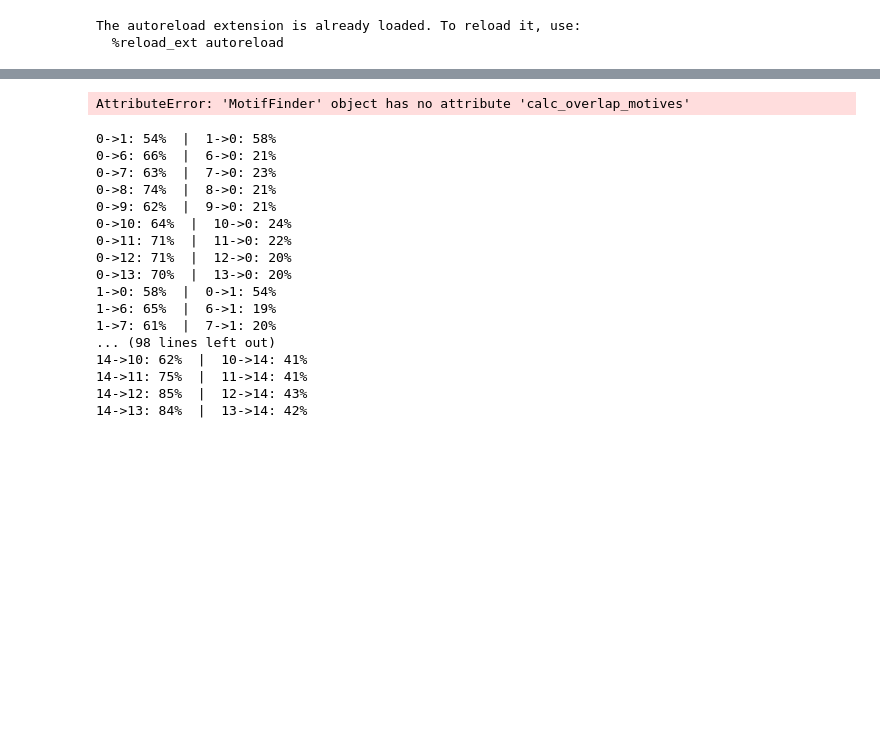
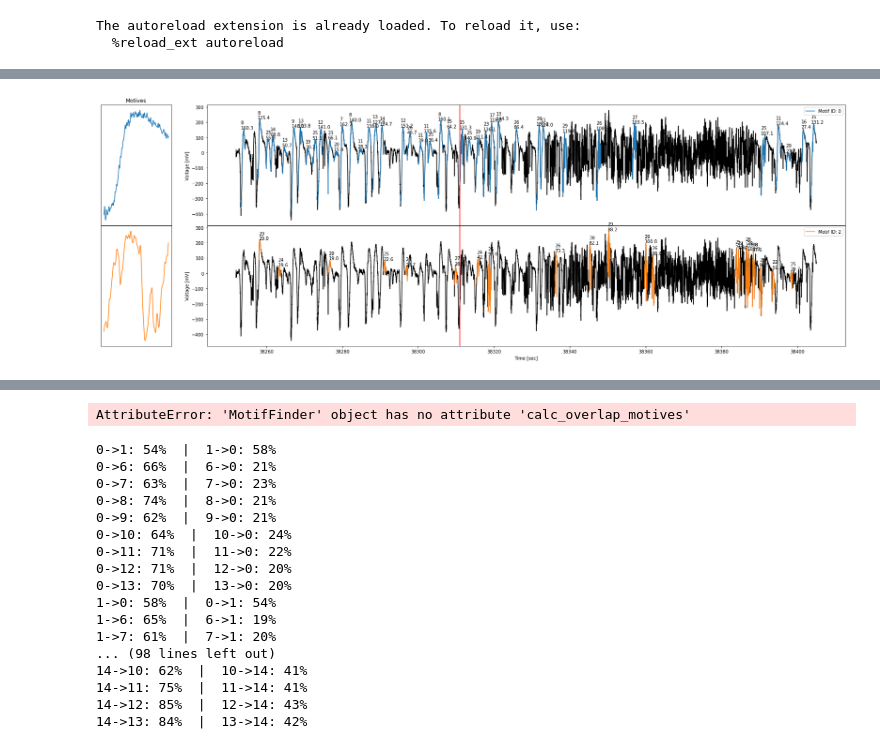
Before and after one commit to regevti/lfp_clustering, a Jupyter notebook: notebooks/pogona2.ipynb, the cells around one changed output, grey strips where cells are left out. Saved outputs shown, nothing was run; the diff lists cells and outputs as text; code cells hidden in the pictures; blank space fills up the shorter version.

```diff
--- a/notebooks/pogona2.ipynb
+++ b/notebooks/pogona2.ipynb
@@ -43,0 +55,4 @@ Wall time: 14.4 s
+# %%
+mf.plot_labelled_cycle(cycle_id=200, motives_ids=[0, 2], max_dist=30, is_separate=True)
+# %% [output]
+[figure, added]
```
Also changed, not shown: parts of 27 cells of this notebook, 15 other files.
